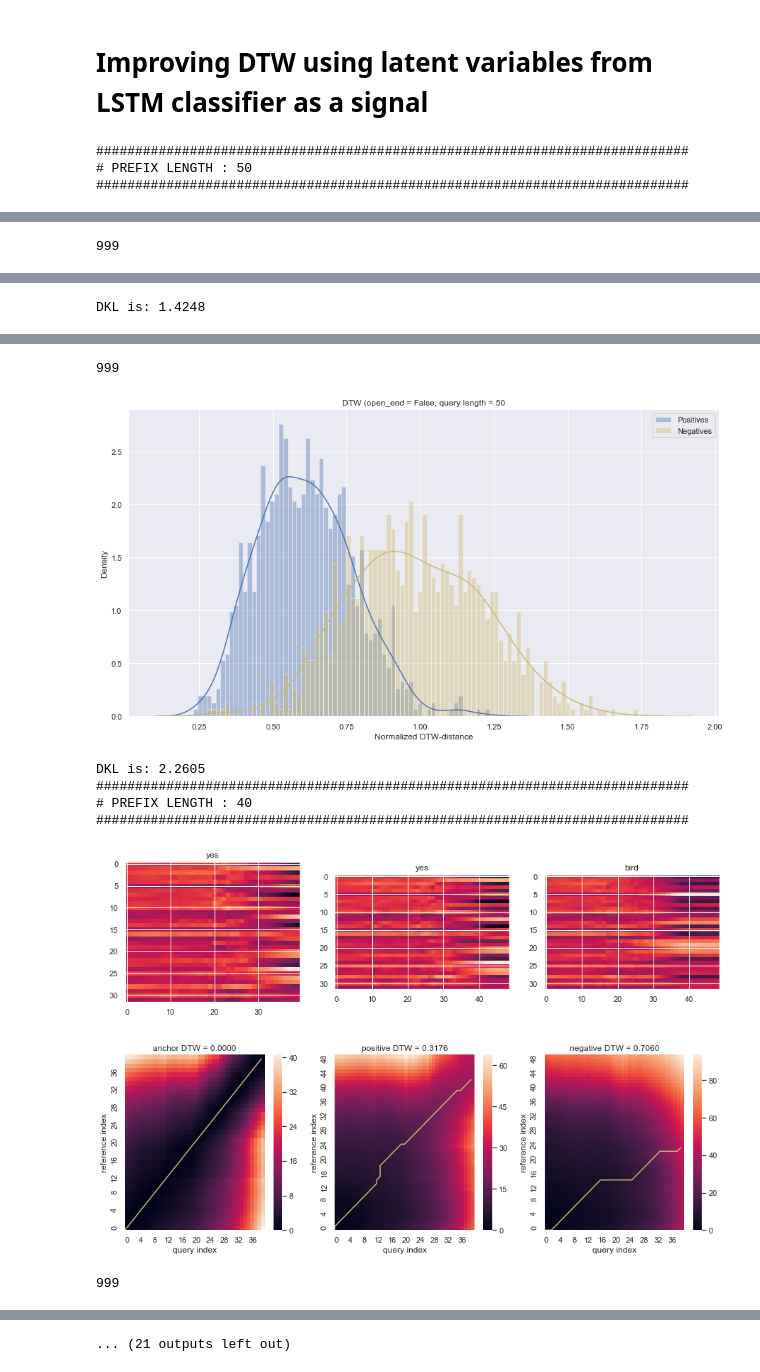
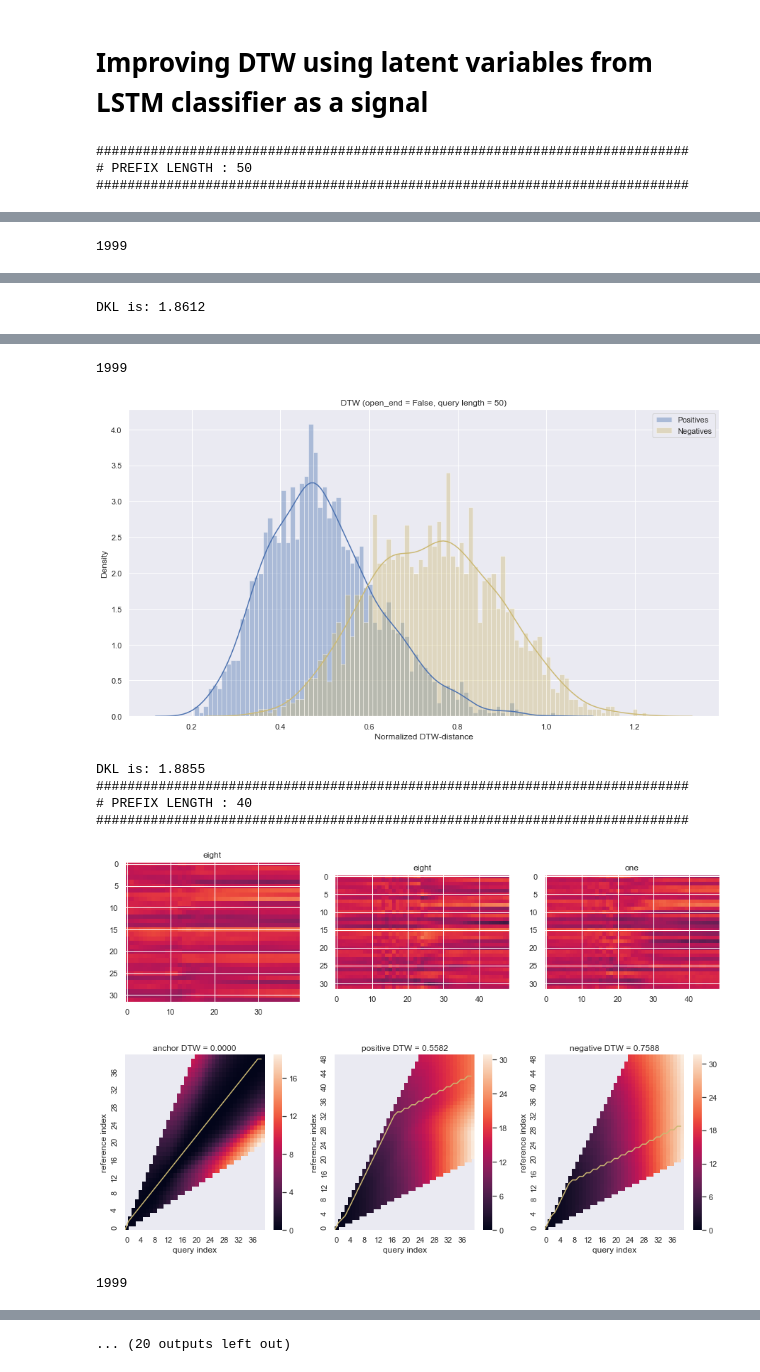
Before and after one commit to qdenisq/SpeechAcquisitionModel, a Jupyter notebook: src/dtw/prefix_identification_noELBO.ipynb, the cells around one changed output, grey strips where cells are left out. Drawn from its saved outputs; the diff is of its cells as text; code cells hidden in the pictures.

```diff
--- a/src/dtw/prefix_identification_noELBO.ipynb
+++ b/src/dtw/prefix_identification_noELBO.ipynb
@@ -94,7 +98,7 @@ x = data['x'][i]
 # self dtw (extpected to be 0)
 
 y = data['x'][i]
-res = dtwalign.dtw(x, y, dist=DISTANCE, open_end=True)
+res = dtwalign.dtw(x, y, dist=DISTANCE, step_pattern=STEP_PATTERN, open_end=True)
 res.plot_path(ax=axes[1][0])
 axes[1][0].set_title(f"anchor DTW = {res.normalized_distance:.4f}")
 
@@ -102,7 +106,7 @@ axes[1][0].set_title(f"anchor DTW = {res.normalized_distance:.4f}")
 # positive dtw
 
 y = duplicates['x'][sample_idx]
-res = dtwalign.dtw(x, y, dist=DISTANCE, open_end=True)
+res = dtwalign.dtw(x, y, dist=DISTANCE, step_pattern=STEP_PATTERN, open_end=True)
 res.plot_path(ax=axes[1][1])
 axes[1][1].set_title(f"positive DTW = {res.normalized_distance:.4f}")
 
@@ -110,7 +114,7 @@ axes[1][1].set_title(f"positive DTW = {res.normalized_distance:.4f}")
 # negative dtw
 
 y = non_duplicates['x'][sample_idx]
-res = dtwalign.dtw(x, y, dist=DISTANCE, open_end=True)
+res = dtwalign.dtw(x, y, dist=DISTANCE, step_pattern=STEP_PATTERN, open_end=True)
 res.plot_path(ax=axes[1][2])
 axes[1][2].set_title(f"negative DTW = {res.normalized_distance:.4f}")
 # %% [output]
@@ -119,7 +123,7 @@ Text(0.5,1,'negative DTW = 0.1746')
 # %% [markdown]
 # Gather Data for analysis
 # %%
-n_mini_batch_size = 1000
+n_mini_batch_size = 2000
 
 # gather data
 
@@ -146,8 +150,8 @@ for i in range(n_mini_batch_size):
     x = data['x'][i].squeeze()
 
     y_duplicate = duplicates['x'][i].squeeze()
-    duplicates_dtw.append(dtwalign.dtw(x, y_duplicate, dist=DISTANCE, open_end=False, dist_only=True).normalized_distance)
+    duplicates_dtw.append(dtwalign.dtw(x, y_duplicate, dist=DISTANCE, step_pattern=STEP_PATTERN, open_end=False, dist_only=True).normalized_distance)
 
     y_non_duplicate = non_duplicates['x'][i].squeeze()
-    non_duplicates_dtw.append(dtwalign.dtw(x, y_non_duplicate, dist=DISTANCE, open_end=False, dist_only=True).normalized_distance)
+    non_duplicates_dtw.append(dtwalign.dtw(x, y_non_duplicate, dist=DISTANCE, step_pattern=STEP_PATTERN, open_end=False, dist_only=True).normalized_distance)
 # %% [output]
@@ -186,7 +192,7 @@ print(f"DKL is: {dkl:.4f}")
 # %%
 # load nn
 
-nn_fname = r'C:/Study/SpeechAcquisitionModel/reports/seamise_net_09_25_2019_03_11_PM/net_0.5.net'
+nn_fname = r'C:/Study/SpeechAcquisitionModel/reports/seamise_net_09_26_2019_02_48_PM/net_0.515625.net'
 
 nn = torch.load(nn_fname)
 # %%
@@ -219,7 +225,7 @@ for PREFIX_LEN in PREFIX_LENS:
 
     # plt.figure()
     im = axes[0][0].imshow(z[i].T, vmin=-1, vmax=1)
-    # fig.colorbar(im)
+#     axes[0][0].colorbar()
     label = index_to_word[data['y'][i]]
     axes[0][0].title.set_text(f'{label}')
 
@@ -241,7 +247,7 @@ for PREFIX_LEN in PREFIX_LENS:
     # self dtw (extpected to be 0)
 
     y = z[sample_idx]
-    res = dtwalign.dtw(x, y, dist=DISTANCE, open_end=True)
+    res = dtwalign.dtw(x, y, dist=DISTANCE, step_pattern=STEP_PATTERN, open_end=True)
     res.plot_path(ax=axes[1][0])
     axes[1][0].set_title(f"anchor DTW = {res.normalized_distance:.4f}")
 
@@ -249,7 +255,7 @@ for PREFIX_LEN in PREFIX_LENS:
     # positive dtw
 
     y = duplicates_z[sample_idx]
-    res = dtwalign.dtw(x, y, dist=DISTANCE, open_end=True)
+    res = dtwalign.dtw(x, y, dist=DISTANCE, step_pattern=STEP_PATTERN, open_end=True)
     res.plot_path(ax=axes[1][1])
     axes[1][1].set_title(f"positive DTW = {res.normalized_distance:.4f}")
 
@@ -257,7 +263,7 @@ for PREFIX_LEN in PREFIX_LENS:
     # negative dtw
 
     y = non_duplicates_z[sample_idx]
-    res = dtwalign.dtw(x, y, dist=DISTANCE, open_end=True)
+    res = dtwalign.dtw(x, y, dist=DISTANCE, step_pattern=STEP_PATTERN, open_end=True)
     res.plot_path(ax=axes[1][2])
     axes[1][2].set_title(f"negative DTW = {res.normalized_distance:.4f}")
 
@@ -284,12 +290,12 @@ for PREFIX_LEN in PREFIX_LENS:
         x = z[i].squeeze()
 
         y_duplicate = duplicates_z[i].squeeze()
-        d = dtwalign.dtw(x, y_duplicate, dist=DISTANCE, open_end=True)
+        d = dtwalign.dtw(x, y_duplicate, dist=DISTANCE, step_pattern=STEP_PATTERN, open_end=True)
         duplicates_dtw_z.append(d.normalized_distance)
         duplicates_bmis.append(d.path[-1, -1])
 
         y_non_duplicate = non_duplicates_z[i].squeeze()
-        d = dtwalign.dtw(x, y_non_duplicate, dist=DISTANCE, open_end=True)
+        d = dtwalign.dtw(x, y_non_duplicate, dist=DISTANCE, step_pattern=STEP_PATTERN, open_end=True)
         non_duplicates_dtw_z.append(d.normalized_distance)
         non_duplicates_bmis.append(d.path[-1, -1])
 
@@ -355,12 +361,12 @@ for PREFIX_LEN in PREFIX_LENS:
         x = z[i].squeeze()
 
         y_duplicate = duplicates_z[i].squeeze()
-        d = dtwalign.dtw(x, y_duplicate, dist=DISTANCE, open_end=False)
+        d = dtwalign.dtw(x, y_duplicate, dist=DISTANCE, step_pattern=CLOSED_END_STEP_PATTERN, open_end=False)
         duplicates_dtw_z.append(d.normalized_distance)
         duplicates_bmis.append(d.path[-1, -1])
 
         y_non_duplicate = non_duplicates_z[i].squeeze()
-        d = dtwalign.dtw(x, y_non_duplicate, dist=DISTANCE, open_end=False)
+        d = dtwalign.dtw(x, y_non_duplicate, dist=DISTANCE, step_pattern=CLOSED_END_STEP_PATTERN, open_end=False)
         non_duplicates_dtw_z.append(d.normalized_distance)
         non_duplicates_bmis.append(d.path[-1, -1])
 
@@ -396 +402 @@ for PREFIX_LEN in PREFIX_LENS:
-999
+1999
@@ -398 +404 @@ for PREFIX_LEN in PREFIX_LENS:
-DKL is: 1.4248
+DKL is: 1.8612
@@ -400,8 +406,8 @@ DKL is: 1.4248
-999
+1999
-[figure, old version]
+[figure, new version]
-DKL is: 2.2605
+DKL is: 1.8855
 ############################################################################
 # PREFIX LENGTH : 40
 ############################################################################
-[figure, old version]
+[figure, new version]
-999
+1999
@@ -409 +415 @@ DKL is: 2.2605
-... (21 outputs left out)
+... (20 outputs left out)
```
Also changed, not shown: parts of 9 cells of this notebook, 5 other files.
